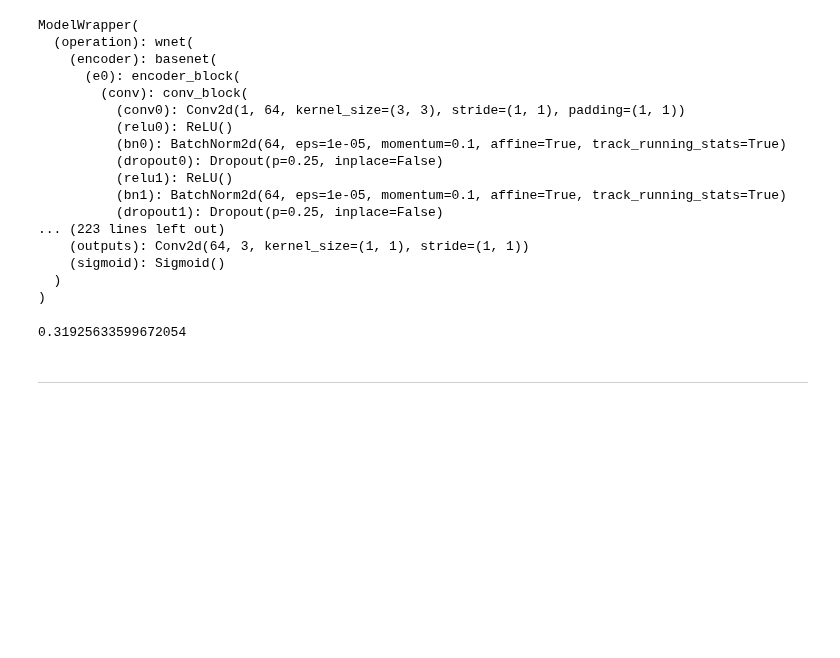
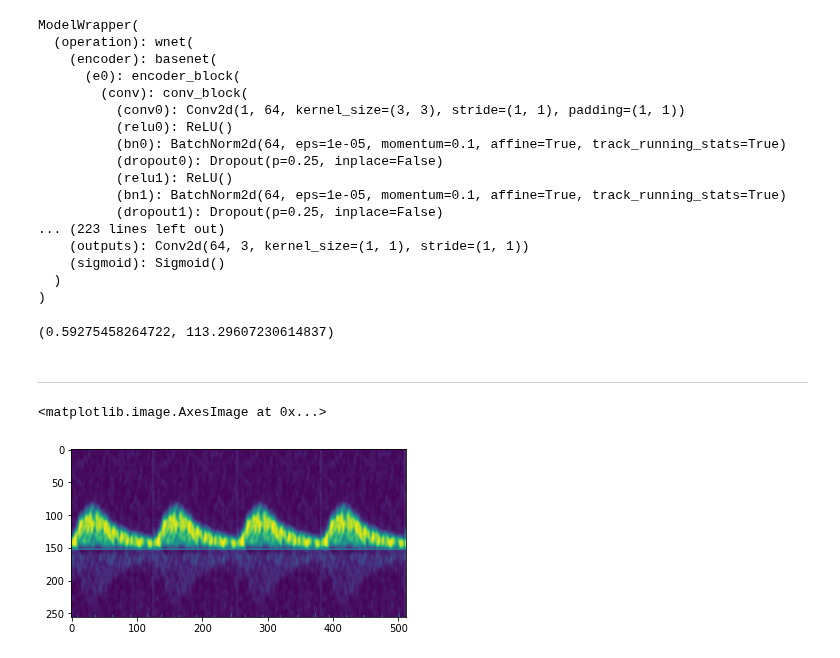
Before and after one commit to iago2900/DopplerSegmentation_iago, a Jupyter notebook: metrics.ipynb, the cells around one changed output. Cells and saved outputs as stored; diff of their text form; code cells hidden in the pictures; blank space fills up the shorter version.

```diff
--- a/metrics.ipynb
+++ b/metrics.ipynb
@@ -184,6 +170,7 @@ curves_x_test = {i:curves_x[i] for i in keys_test}
 curves_y_test = {i:curves_y[i] for i in keys_test}
 
 dice_list = []
+haus_list = []
 
 data_2 = data[:1]
 
@@ -200,13 +187,14 @@ for image in data_2:
     gt_x = curves_x_test[dicom.SOPInstanceUID] -x0
     gt_y = curves_y_test[dicom.SOPInstanceUID]
 
-    doppler_tiled, mask_tiled, mask = create_mask(x, gt_x, gt_y, line_width = 40, x0=x0)
+    doppler_tiled, mask_tiled, mask = create_mask(x, gt_x, gt_y, line_width = 40)
     x, doppler_tiled_2, mask_tiled_2 = interpolar_crop(x, mask_tiled, doppler_tiled)
     out_numpy = get_output(x, model)
     dice_list.append(dice(out_numpy, mask_tiled_2, smooth=1))
+    haus_list.append(metrics.hausdorff_distance(out_numpy, mask_tiled_2))
 
-np.mean(dice_list)
+np.mean(dice_list) , np.mean(haus_list)
 # %% [output]
-0.31925633599672054
+(0.59275458264722, 113.29607230614837)
 # %% [markdown]
 ------
@@ -229,0 +201,5 @@ dice_list.append(dice(out_numpy, mask_tiled_2, smooth=1))
+# %%
+plt.imshow(doppler_tiled_2)
+# %% [output]
+<matplotlib.image.AxesImage at 0x...>
+[figure, added]
```
Also changed, not shown: parts of 13 cells of this notebook, 2 other files.
